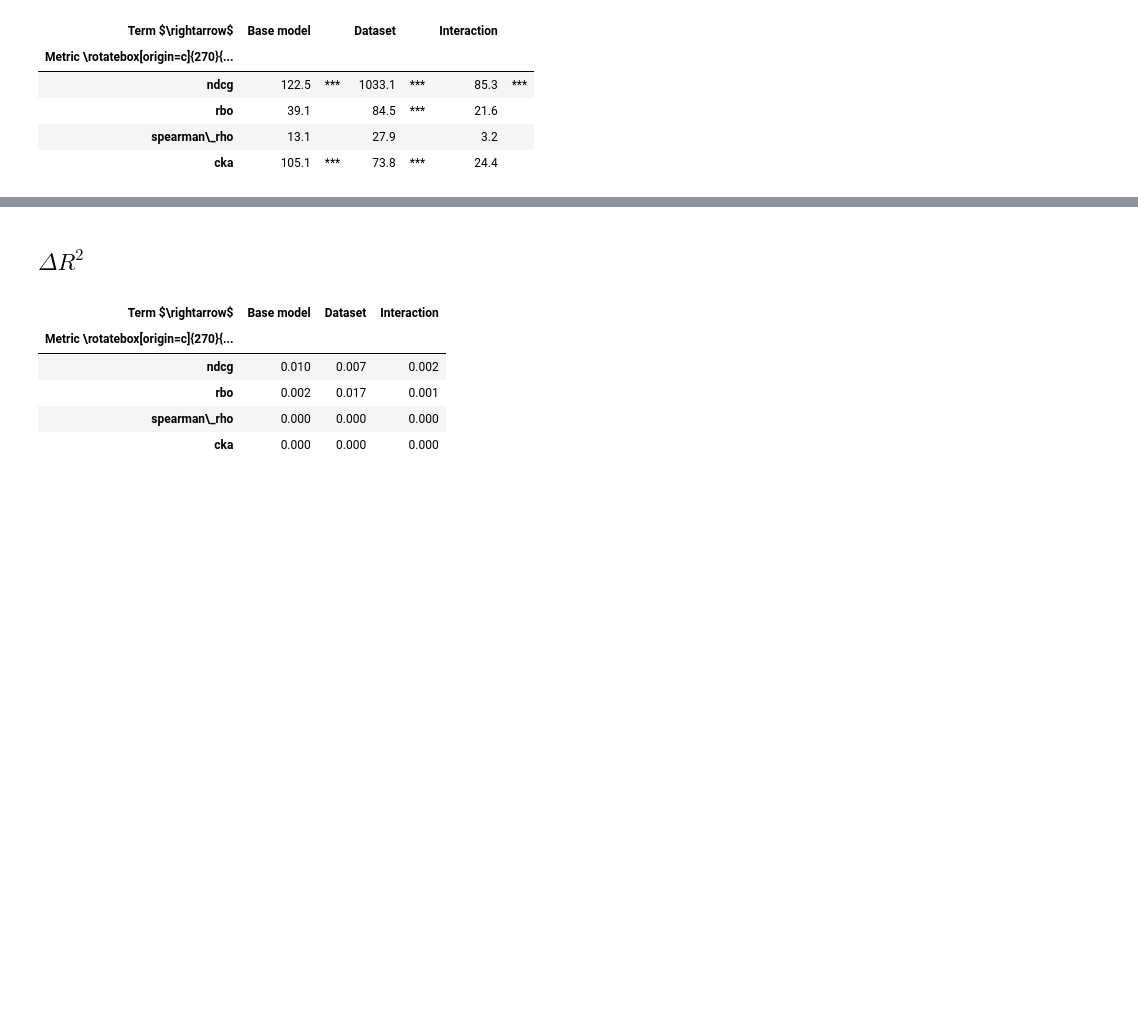
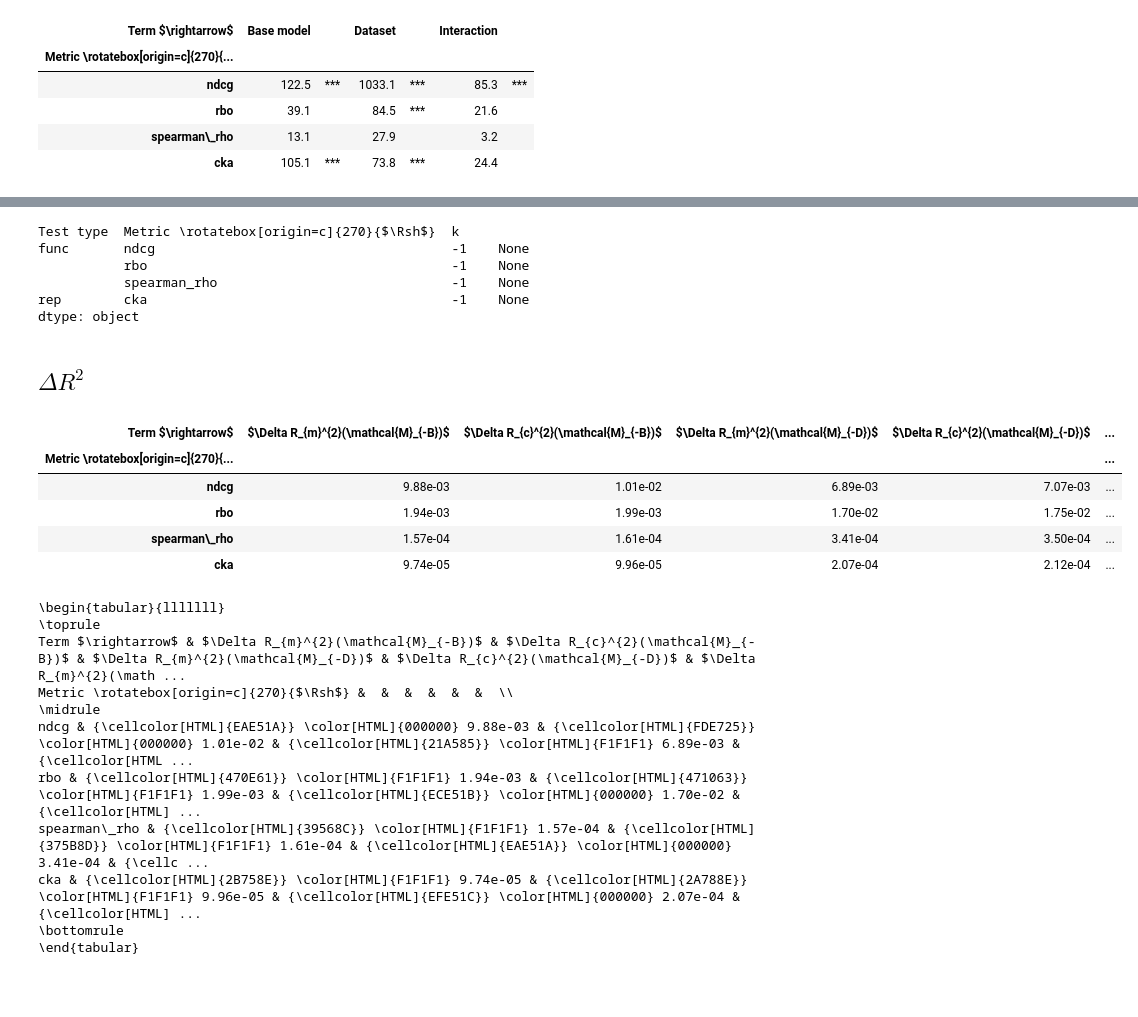
Before and after one commit to loris3/eemc, a Jupyter notebook: experiment_1.ipynb, the cells around one changed output, grey strips where cells are left out. Drawn from its saved outputs; the diff is of its cells as text; code cells hidden in the pictures; blank space fills up the shorter version.

```diff
--- a/experiment_1.ipynb
+++ b/experiment_1.ipynb
@@ -355,7 +349,8 @@ styled = (
     display_df.style
     .background_gradient(
         cmap="viridis",
-        subset=display_df.columns[mask_chi2]
+        subset=display_df.columns[mask_chi2],
+        axis=1
     )
     .hide(axis="columns", level="stat")
     .hide(axis="columns", subset=[ "normalize"])
@@ -377,3 +381,28 @@ with open("figures/lrt-table.tex", "w", encoding="utf-8") as f:
+# %%
+import os
+import re
+
+
+
+def write_raw_latex(row, out_dir):
+    os.makedirs(out_dir, exist_ok=True)
+    score = re.sub(r"[^a-zA-Z0-9]+", "", str(row.name))
+    file_path = os.path.join(out_dir, f"{score}.tex")
+
+    # raw LaTeX content (just the number)
+    with open(file_path, "w") as f:
+        f.write(f'{row["chi2"]:.2f}{row["P>chi2"]}')
+
+    return None
+
+styled.data["Base model"].apply(lambda row : write_raw_latex(row, out_dir = "latex_commands/lrt/base-model"), axis=1)
+# %% [output]
+Test type  Metric \rotatebox[origin=c]{270}{$\Rsh$}  k
+func       ndcg                                      -1    None
+           rbo                                       -1    None
+           spearman_rho                              -1    None
+rep        cka                                       -1    None
+dtype: object
 # %%
 df = df_r2_model_dataset.copy()
 
@@ -417,34 +446,51 @@ delta_r2["dataset_R2_c"] = (
 # %%
 import pandas as pd
 
 delta_r2_table = pd.DataFrame({
-    "Base model": delta_r2["base_model_R2_m"],
-    "Dataset": delta_r2["dataset_R2_m"],
-    "Interaction": delta_r2["interaction_model_dataset_R2_m"],
+    "$\Delta R_{m}^{2}(\mathcal{M}_{-B})$": delta_r2["base_model_R2_m"],
+    "$\Delta R_{c}^{2}(\mathcal{M}_{-B})$": delta_r2["base_model_R2_c"],
+
+    "$\Delta R_{m}^{2}(\mathcal{M}_{-D})$": delta_r2["dataset_R2_m"],
+    "$\Delta R_{c}^{2}(\mathcal{M}_{-D})$": delta_r2["dataset_R2_c"],
+
+    "$\Delta R_{m}^{2}(\mathcal{M}_{add})$": delta_r2["interaction_model_dataset_R2_m"],
+    "$\Delta R_{c}^{2}(\mathcal{M}_{add})$": delta_r2["interaction_model_dataset_R2_c"],
 })
 delta_r2_table.index.name = None
 delta_r2_table.index = df_display.index.set_names(
     ["Test type", "Metric \\rotatebox[origin=c]{270}{$\Rsh$}", "k"]
 )
 delta_r2_table.columns = delta_r2_table.columns.set_names(["Term $\\rightarrow$"])
 styled = (
     delta_r2_table.style
     .background_gradient(
         cmap="viridis",
         axis=1
     )
-    .format("{:.3f}").format_index(escape="latex", axis=1).format_index(escape="latex", axis=0)
+    .format("{:.2e}").format_index(escape="latex", axis=0)
 ).hide(axis="index", level=[0,2])
 display(styled)
 
 latex = styled.to_latex(convert_css=True, hrules=True, multicol_align="l",
                                    column_format='l' + 'l' * len(styled.data.columns))
 with open("figures/delta-r2-table.tex", "w", encoding="utf-8") as f:
             f.write(latex)
+print(latex)
 # %% [output]
-| Term $\rightarrow$ | Base model | Dataset | Interaction |
-| Metric \rotatebox[origin=c]{270}{... |  |  |  |
-| ndcg | 0.010 | 0.007 | 0.002 |
-| rbo | 0.002 | 0.017 | 0.001 |
-| spearman\_rho | 0.000 | 0.000 | 0.000 |
-| cka | 0.000 | 0.000 | 0.000 |
+| Term $\rightarrow$ | $\Delta R_{m}^{2}(\mathcal{M}_{-B})$ | $\Delta R_{c}^{2}(\mathcal{M}_{-B})$ | $\Delta R_{m}^{2}(\mathcal{M}_{-D})$ | $\Delta R_{c}^{2}(\mathcal{M}_{-D})$ | ... |
+| Metric \rotatebox[origin=c]{270}{... |  |  |  |  | ... |
+| ndcg | 9.88e-03 | 1.01e-02 | 6.89e-03 | 7.07e-03 | ... |
+| rbo | 1.94e-03 | 1.99e-03 | 1.70e-02 | 1.75e-02 | ... |
+| spearman\_rho | 1.57e-04 | 1.61e-04 | 3.41e-04 | 3.50e-04 | ... |
+| cka | 9.74e-05 | 9.96e-05 | 2.07e-04 | 2.12e-04 | ... |
+\begin{tabular}{lllllll}
+\toprule
+Term $\rightarrow$ & $\Delta R_{m}^{2}(\mathcal{M}_{-B})$ & $\Delta R_{c}^{2}(\mathcal{M}_{-B})$ & $\Delta R_{m}^{2}(\mathcal{M}_{-D})$ & $\Delta R_{c}^{2}(\mathcal{M}_{-D})$ & $\Delta R_{m}^{2}(\math ...
+Metric \rotatebox[origin=c]{270}{$\Rsh$} &  &  &  &  &  &  \\
+\midrule
+ndcg & {\cellcolor[HTML]{EAE51A}} \color[HTML]{000000} 9.88e-03 & {\cellcolor[HTML]{FDE725}} \color[HTML]{000000} 1.01e-02 & {\cellcolor[HTML]{21A585}} \color[HTML]{F1F1F1} 6.89e-03 & {\cellcolor[HTML ...
+rbo & {\cellcolor[HTML]{470E61}} \color[HTML]{F1F1F1} 1.94e-03 & {\cellcolor[HTML]{471063}} \color[HTML]{F1F1F1} 1.99e-03 & {\cellcolor[HTML]{ECE51B}} \color[HTML]{000000} 1.70e-02 & {\cellcolor[HTML] ...
+spearman\_rho & {\cellcolor[HTML]{39568C}} \color[HTML]{F1F1F1} 1.57e-04 & {\cellcolor[HTML]{375B8D}} \color[HTML]{F1F1F1} 1.61e-04 & {\cellcolor[HTML]{EAE51A}} \color[HTML]{000000} 3.41e-04 & {\cellc ...
+cka & {\cellcolor[HTML]{2B758E}} \color[HTML]{F1F1F1} 9.74e-05 & {\cellcolor[HTML]{2A788E}} \color[HTML]{F1F1F1} 9.96e-05 & {\cellcolor[HTML]{EFE51C}} \color[HTML]{000000} 2.07e-04 & {\cellcolor[HTML] ...
+\bottomrule
+\end{tabular}
```
Also changed, not shown: parts of 5 cells of this notebook, 1 other file.
